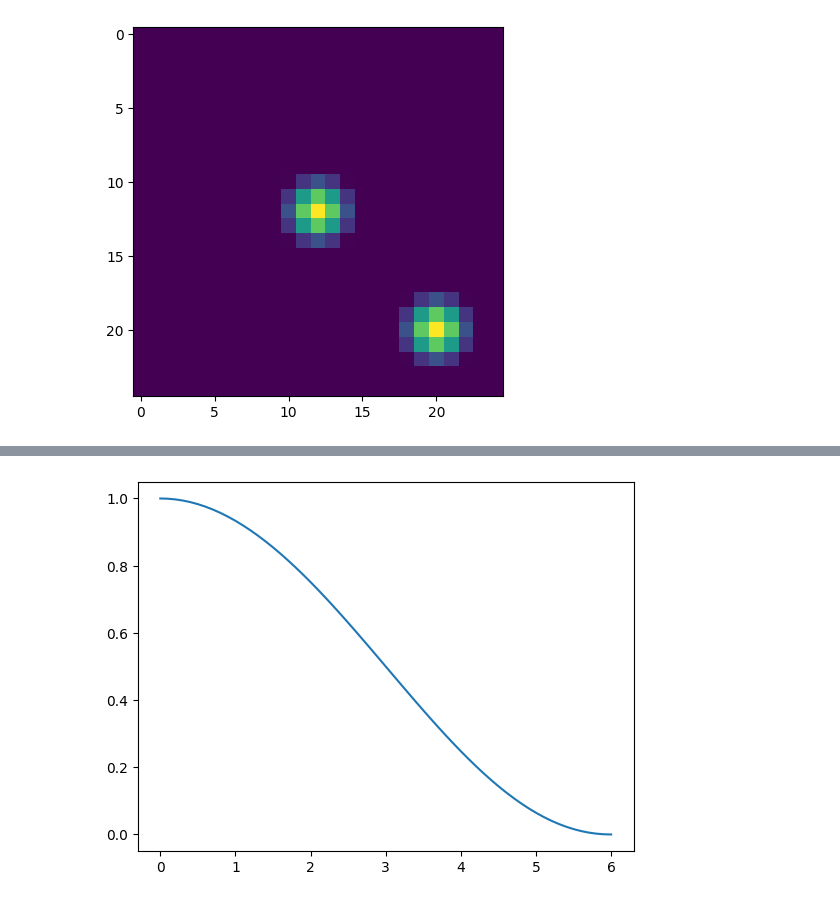
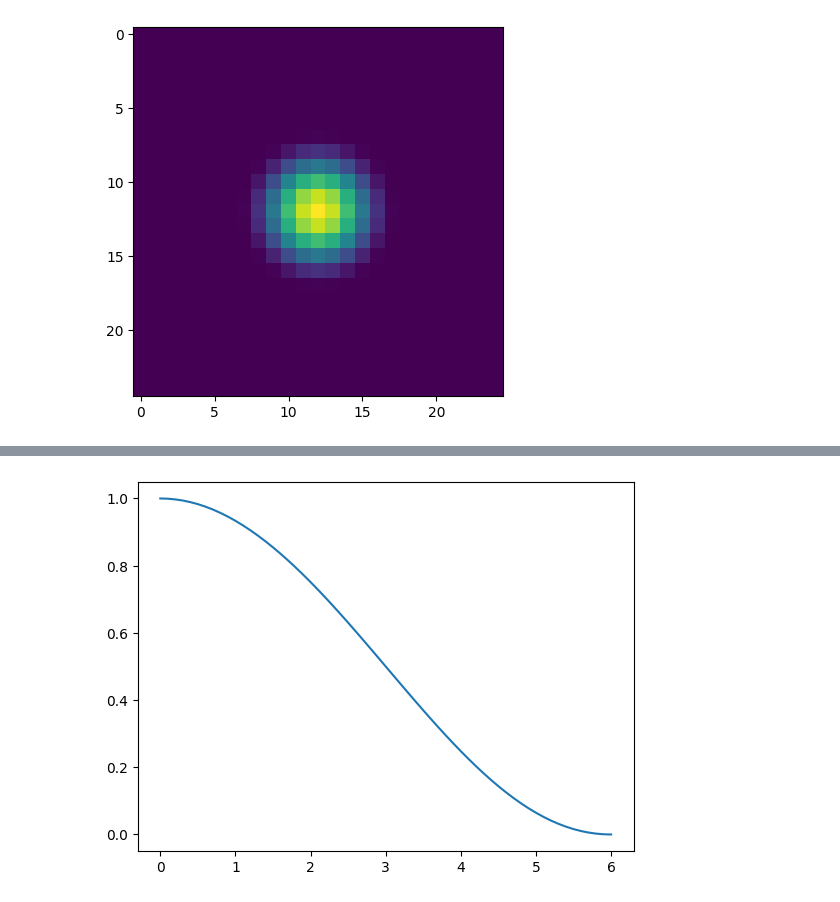
Before and after one commit to JohnBatmanMySlinky/PBRJ, a Jupyter notebook: src/notebooks/2D_investigate_bounds.ipynb, the cells around one changed output, grey strips where cells are left out. Cells and saved outputs as stored; diff of their text form; code cells hidden in the pictures.

```diff
--- a/src/notebooks/2D_investigate_bounds.ipynb
+++ b/src/notebooks/2D_investigate_bounds.ipynb
@@ -4,33 +5,37 @@ import numpy as np
 # %%
 N = 25
-ks = [(N//2, N//2), (N//1.25, N//1.25)]
-R = 3.0
+ks = [
+    ((N//2, N//2), 4.0),
+    # ((N//1.25, N//1.25), 5.0),
+    # ((N//4, N//4), 3.0)
+]
 
 def norm(a, b):
     return np.sqrt((a[0]-b[0])**2 + (a[1]-b[1])**2)
 
 def f_inner(r, R):
     return -.4444 * (r ** 6) / (R ** 6) + 1.8888 * (r ** 4) / (R ** 4) - 2.4444 * (r ** 2) / (R ** 2) + 1.0
 
-def f(ks, R, p):
+def f(ks, p):
     f_val = 0
-    for k in ks:
+    for k, R in ks:
         r = norm(k, p)
-        if r <= R:
-            f_val += f_inner(r, R)
+        R_hat = R * R / 3.0
+        if r <= R_hat:
+            f_val += f_inner(r, R_hat)
     return f_val * 100
 
-def plot(N, ks, R):
+def plot(N, ks):
     grid = np.zeros((N, N))
     for x in range(N):
         for y in range(N):
-            grid[x,y] += f(ks, R, (x,y))
+            grid[x,y] += f(ks, (x,y))
     return grid
 
-grid = plot(N, ks, R)
+grid = plot(N, ks)
 
 plt.imshow(grid)
 plt.show()
 # %% [output]
-[figure, old version]
+[figure, new version]
 # %%
```
Also changed, not shown: parts of 2 cells of this notebook, 1 other file.
